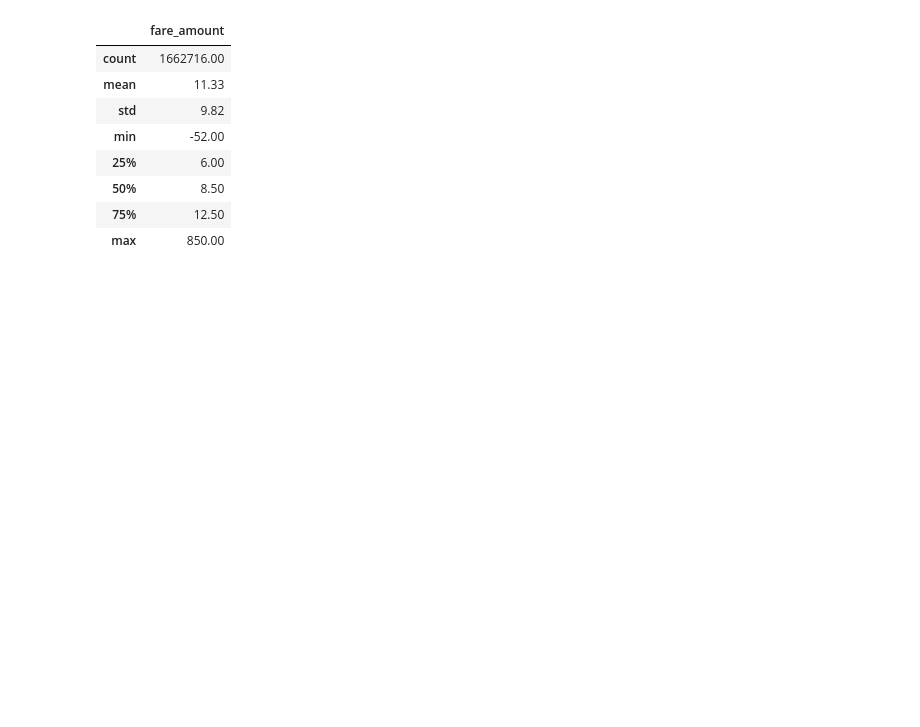
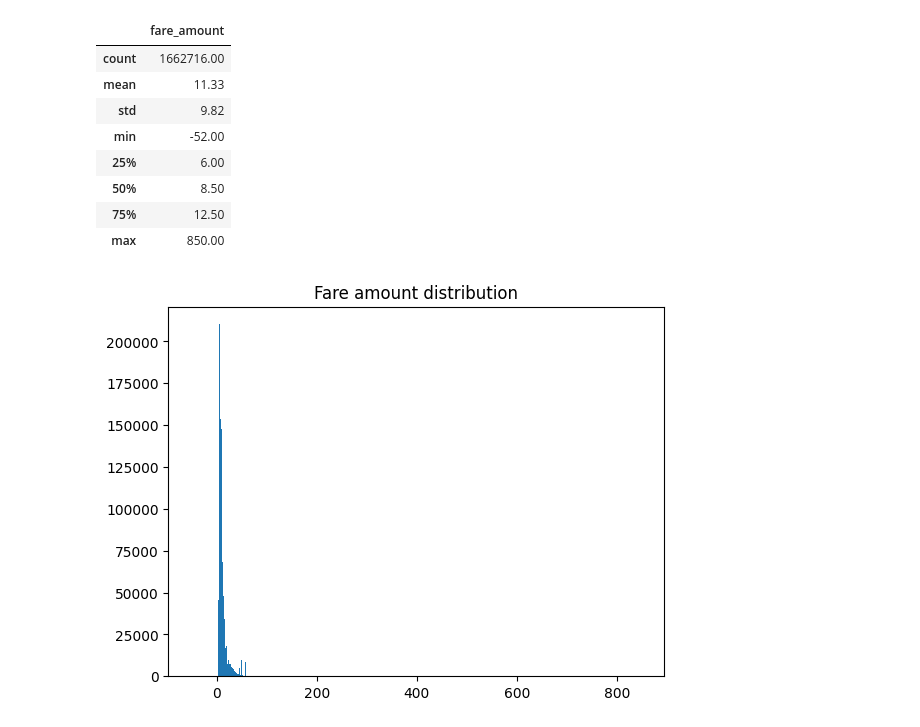
Before and after one commit to DavidGuzzi/DGKaggle, a Jupyter notebook: New York City Taxi Fare Prediction/taxi_fare_prediction_DG.ipynb, the cells around one changed output. Saved outputs shown, nothing was run; the diff lists cells and outputs as text; code cells hidden in the pictures; blank space fills up the shorter version.

```diff
--- a/New York City Taxi Fare Prediction/taxi_fare_prediction_DG.ipynb
+++ b/New York City Taxi Fare Prediction/taxi_fare_prediction_DG.ipynb
@@ -86,3 +86,10 @@ df[['fare_amount']].describe()
 | 50% | 8.50 |
 | 75% | 12.50 |
 | max | 850.00 |
+# %%
+fig, ax = plt.subplots()
+ax.hist(df['fare_amount'], bins=1000)
+ax.set_title('Fare amount distribution')
+plt.show()
+# %% [output]
+[figure, added]
```
Also changed, not shown: parts of 6 cells of this notebook.
